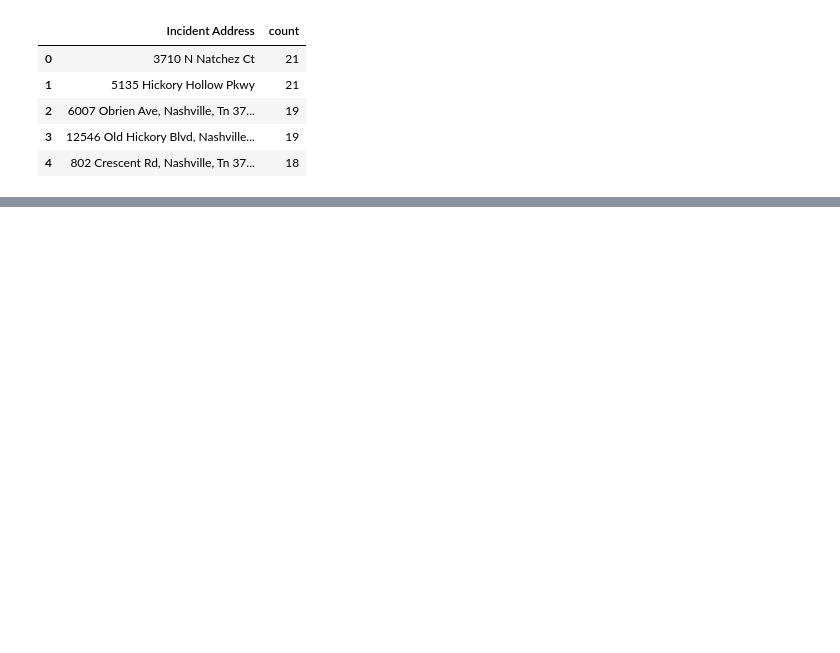
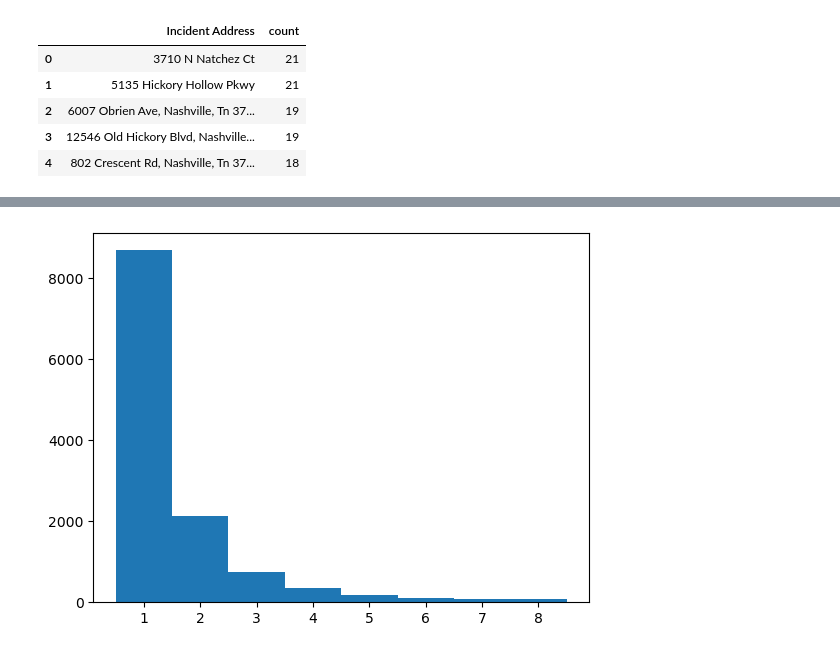
Before and after one commit to NSS-Data-Analytics-Cohort-17/trash-haulers-japan, a Jupyter notebook: scripts/trash_project_Tom.ipynb, the cells around one changed output, grey strips where cells are left out. Drawn from its saved outputs; the diff is of its cells as text; code cells hidden in the pictures; blank space fills up the shorter version.

```diff
--- a/scripts/trash_project_Tom.ipynb
+++ b/scripts/trash_project_Tom.ipynb
@@ -363,0 +263,5 @@ not_missed_desc
+# %%
+# change to manual range for better clarity
+plt.hist(address_zip_count['count'],bins=range(1, 10, 1), align = 'left');
+# %% [output]
+[figure, added]
```
Also changed, not shown: parts of 50 cells of this notebook, 4 other files.
